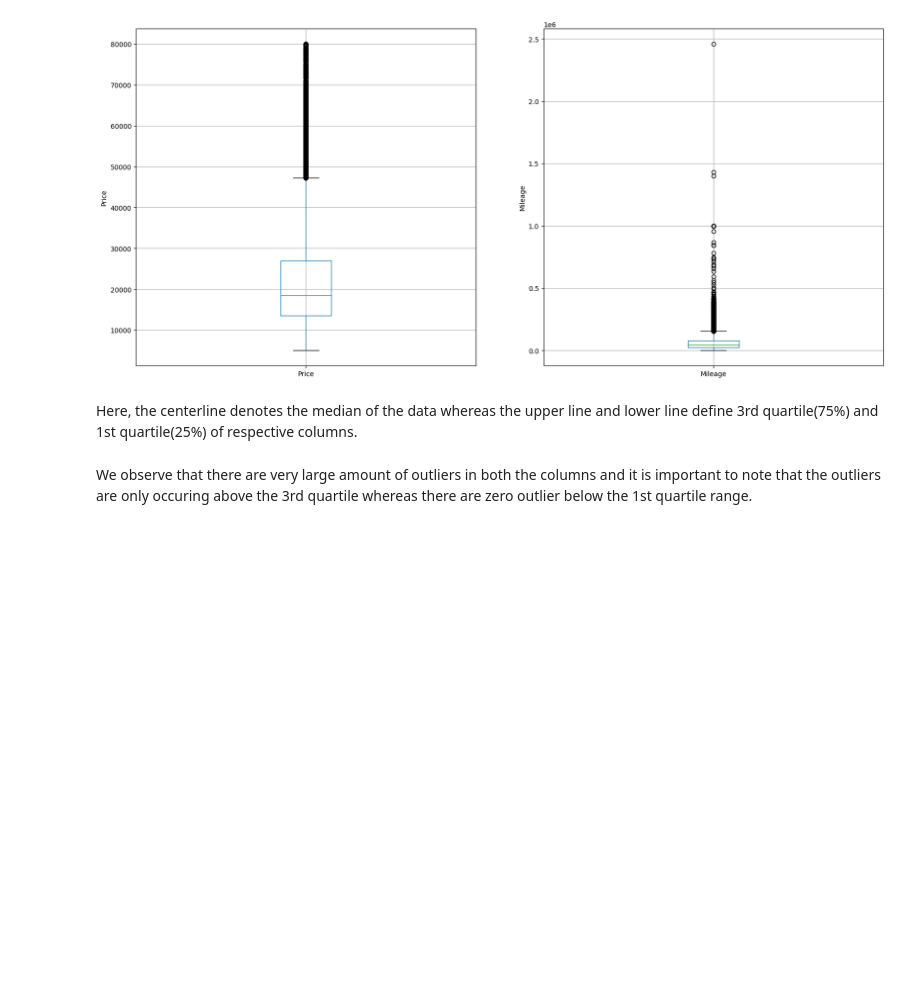
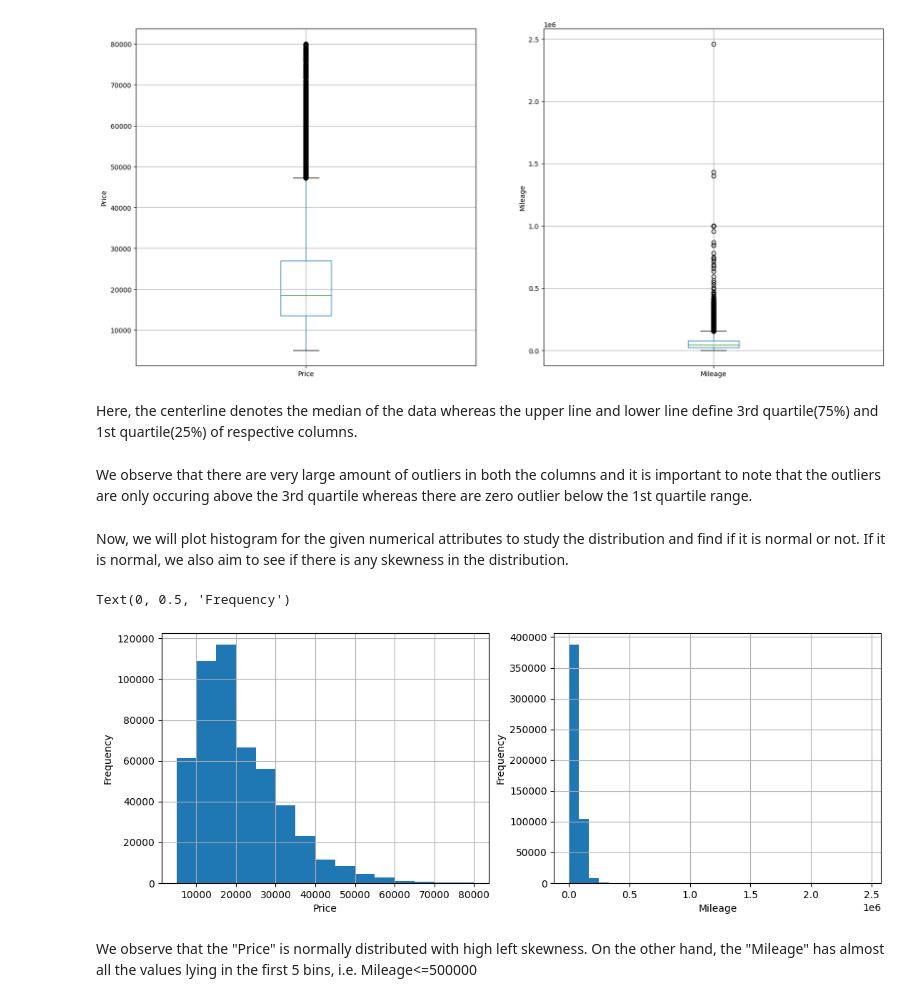
Before and after one commit to Vedang-Chavan/Predict_used_car_price, a Jupyter notebook: usage.ipynb, the cells around one changed output. Cells and saved outputs as stored; diff of their text form; code cells hidden in the pictures; blank space fills up the shorter version.

Commit message:
Added Distribution plots

```diff
--- a/usage.ipynb
+++ b/usage.ipynb
@@ -262,3 +262,23 @@ Text(0, 0.5, 'Mileage')
 Here, the centerline denotes the median of the data whereas the upper line and lower line define 3rd quartile(75%) and 1st quartile(25%) of respective columns.
 # %% [markdown]
 We observe that there are very large amount of outliers in both the columns and it is important to note that the outliers are only occuring above the 3rd quartile whereas there are zero outlier below the 1st quartile range.
+# %% [markdown]
+Now, we will plot histogram for the given numerical attributes to study the distribution and find if it is normal or not. If it is normal, we also aim to see if there is any skewness in the distribution.
+# %%
+# Plotting the histogram for bins=15
+plt.figure(figsize=(13,10))
+
+plt.subplot(2,2,1)
+fig = raw_df["Price"].hist(bins=15)
+fig.set_xlabel("Price")
+fig.set_ylabel("Frequency")
+
+plt.subplot(2,2,2)
+fig = raw_df["Mileage"].hist(bins=30)
+fig.set_xlabel("Mileage")
+fig.set_ylabel("Frequency")
+# %% [output]
+Text(0, 0.5, 'Frequency')
+[figure, added]
+# %% [markdown]
+We observe that the "Price" is normally distributed with high left skewness. On the other hand, the "Mileage" has almost all the values lying in the first 5 bins, i.e. Mileage<=500000
```
